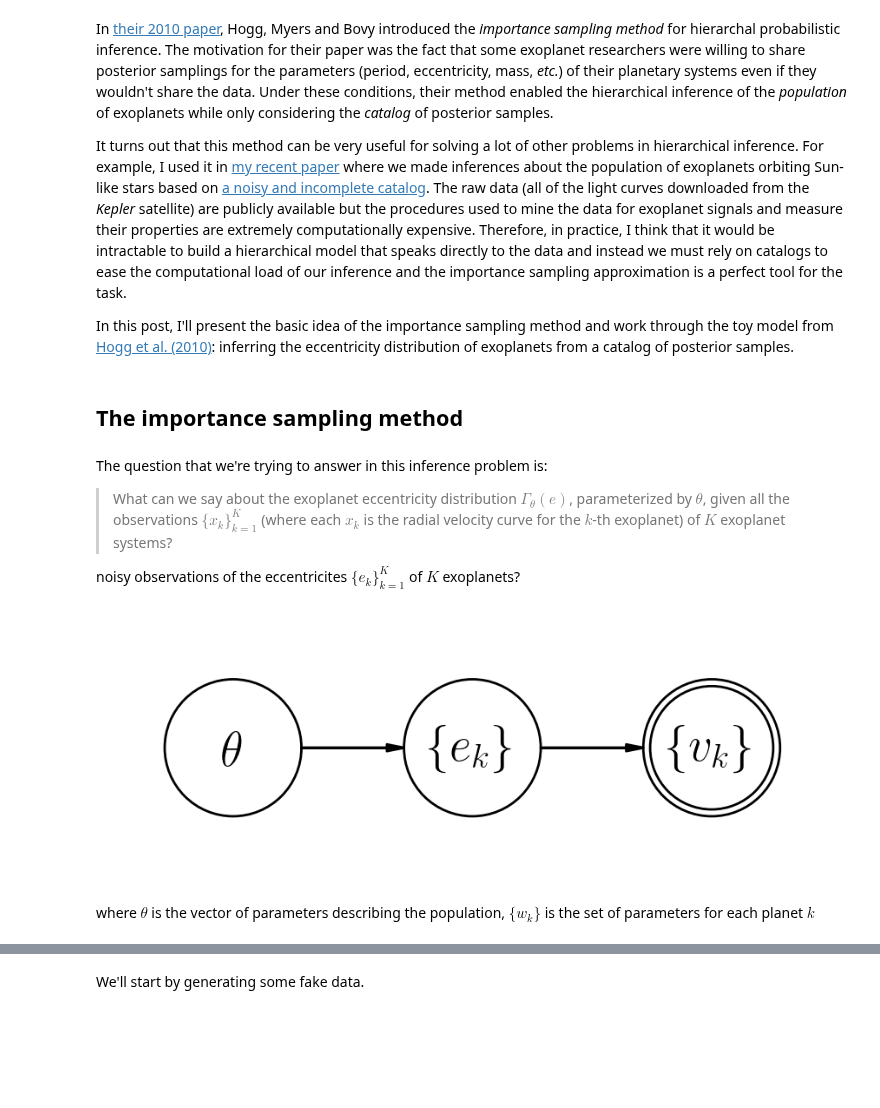
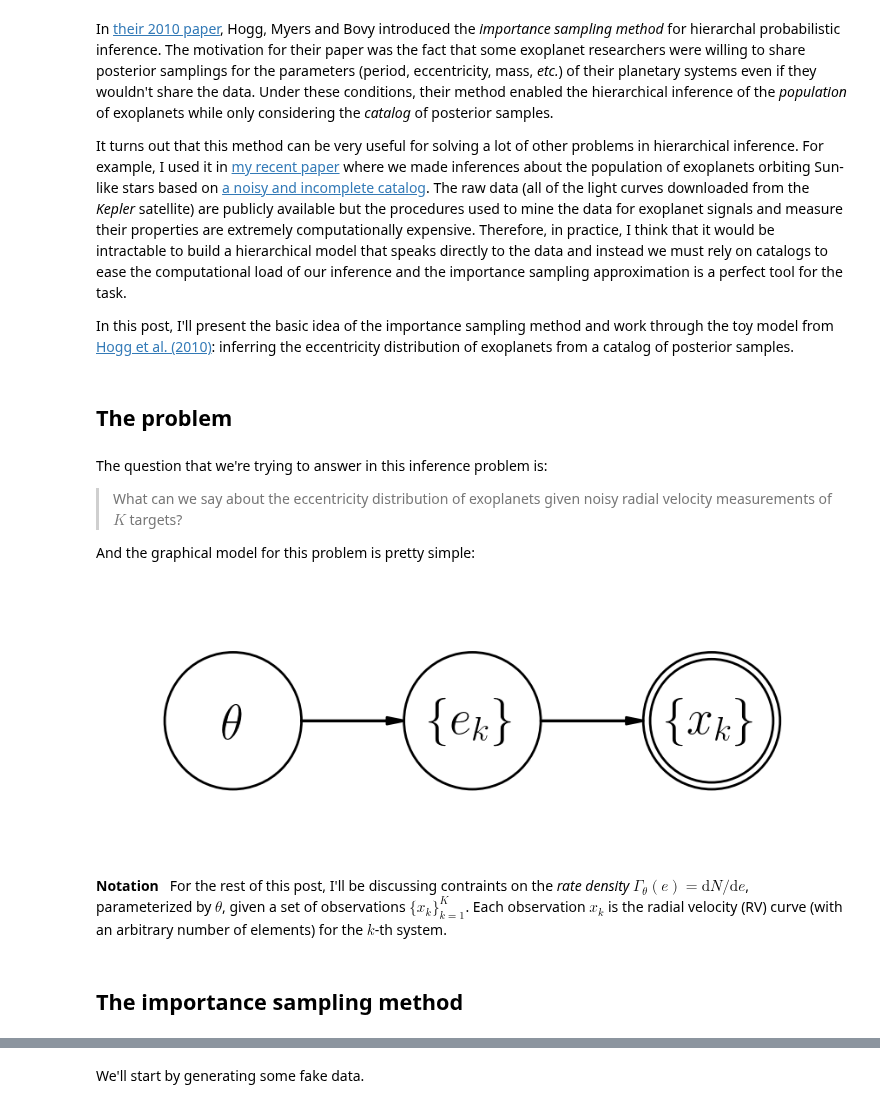
Before and after one commit to dfm-io/dfm.io, a Jupyter notebook: content/downloads/notebooks/eccentricity.ipynb, the cells around one changed output, grey strips where cells are left out. Drawn from its saved outputs; the diff is of its cells as text; code cells hidden in the pictures; blank space fills up the shorter version.

```diff
--- a/content/downloads/notebooks/eccentricity.ipynb
+++ b/content/downloads/notebooks/eccentricity.ipynb
@@ -16,24 +16,28 @@ The raw data (all of the light curves downloaded from the *Kepler* satellite) ar
 Therefore, in practice, I think that it would be intractable to build a hierarchical model that speaks directly to the data and instead we must rely on catalogs to ease the computational load of our inference and the importance sampling approximation is a perfect tool for the task.
 
 In this post, I'll present the basic idea of the importance sampling method and work through the toy model from [Hogg et al. (2010)](http://arXiv.org/abs/1008.4146): inferring the eccentricity distribution of exoplanets from a catalog of posterior samples.
+# %% [markdown]
+## The problem
+# %% [markdown]
+The question that we're trying to answer in this inference problem is:
+
+> What can we say about the eccentricity distribution of exoplanets given noisy radial velocity measurements of $K$ targets?
+
+And the graphical model for this problem is pretty simple:
+# %%
+import daft
+pgm = daft.PGM([3, 1], node_unit=2, grid_unit=3.5, observed_style="inner")
+pgm.add_node(daft.Node("theta", r"$\theta$", 0.5, 0.5, offset=[0, -2.5]))
+pgm.add_node(daft.Node("w", r"$\{e_k\}$", 1.5, 0.5, offset=[0, -2.5]))
+pgm.add_node(daft.Node("x", r"$\{x_k\}$", 2.5, 0.5, observed=True, offset=[0, -2.5]))
+pgm.add_edge("theta", "w")
+pgm.add_edge("w", "x")
+pgm.render();
+# %% [output]
+[figure, added]
+# %% [markdown]
+**Notation** &nbsp;
+For the rest of this post, I'll be discussing contraints on the *rate density* $\Gamma_\theta (e) = \mathrm{d}N/\mathrm{d}e$, parameterized by $\theta$, given a set of observations $\{ x_k \}_{k=1}^K$.
+Each observation $x_k$ is the radial velocity (RV) curve (with an arbitrary number of elements) for the $k$-th system.
 # %% [markdown]
 ## The importance sampling method
-# %% [markdown]
-The question that we're trying to answer in this inference problem is:
-
-> What can we say about the exoplanet eccentricity distribution $\Gamma_\theta (e)$, parameterized by $\theta$, given all the observations $\{ x_k \}_{k=1}^K$ (where each $x_k$ is the radial velocity curve for the $k$-th exoplanet) of $K$ exoplanet systems?
-
-noisy observations of the eccentricites $\{ e_k \}_{k=1}^K$ of $K$ exoplanets?
-# %%
-import daft
-pgm = daft.PGM([3, 1], node_unit=2, grid_unit=3.5, observed_style="inner")
-pgm.add_node(daft.Node("theta", r"$\theta$", 0.5, 0.5, offset=[0, -2.5]))
-pgm.add_node(daft.Node("w", r"$\{e_k\}$", 1.5, 0.5, offset=[0, -2.5]))
-pgm.add_node(daft.Node("x", r"$\{v_k\}$", 2.5, 0.5, observed=True, offset=[0, -2.5]))
-pgm.add_edge("theta", "w")
-pgm.add_edge("w", "x")
-pgm.render();
-# %% [output]
-[figure, removed]
-# %% [markdown]
-where $\theta$ is the vector of parameters describing the population, $\{w_k\}$ is the set of parameters for each planet $k$
```
Also changed, not shown: parts of 22 cells of this notebook, 25 other files.
